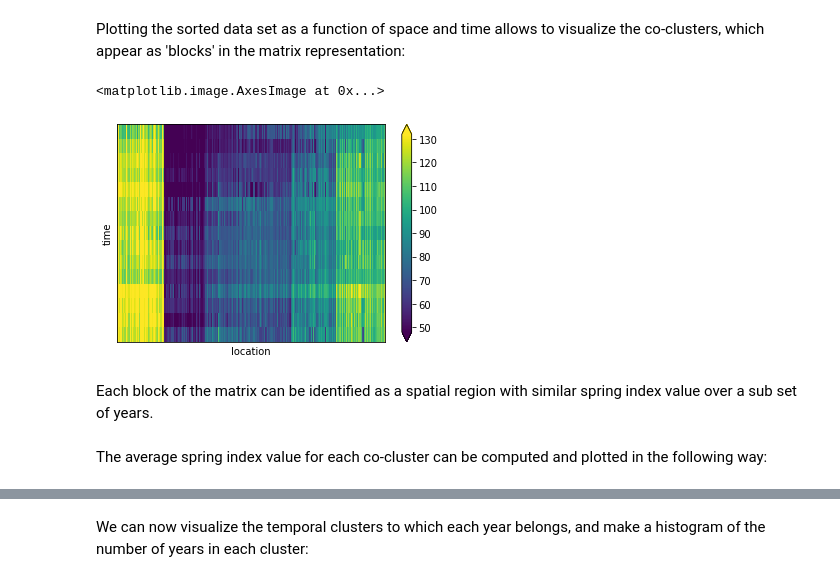
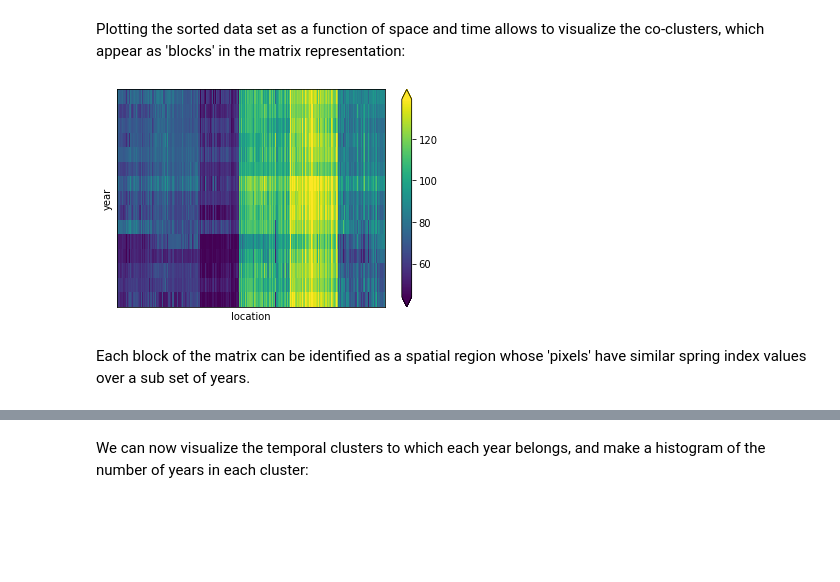
Before and after one commit to esciencecenter-digital-skills/tutorial-cgc, a Jupyter notebook: notebooks/coclustering.ipynb, the cells around one changed output, grey strips where cells are left out. Cells and saved outputs as stored; diff of their text form; code cells hidden in the pictures; blank space fills up the shorter version.

Commit message:
add improvement following Raul's comments

```diff
--- a/notebooks/coclustering.ipynb
+++ b/notebooks/coclustering.ipynb
@@ -222,20 +260,14 @@ spring_index_sorted = spring_index.sortby(['time_clusters',
                                            'space_clusters'])
 # %% [markdown]
 Plotting the sorted data set as a function of space and time allows to visualize the co-clusters, which appear as 'blocks' in the matrix representation:
-# %%
-# set colorbar range to cover 90% of the data
-vmin = spring_index.quantile(0.05)
-vmax = spring_index.quantile(0.95)
-
-spring_index_sorted.plot.imshow(
-    x='location', y='time',
-    xticks=[], yticks=[],  # drop tick labels
-    vmin=vmin, vmax=vmax
-)
-# %% [output]
-<matplotlib.image.AxesImage at 0x...>
-[figure, removed]
+# %%
+ax = spring_index_sorted.plot.imshow(
+    x='location', y='year',
+    xticks=[], yticks=[],  # drop tick labels
+    robust=True  # set color bar range from 2nd to 98th percentile
+)
+cmap = ax.cmap  # will use the same color map in the next plots
+# %% [output]
+[figure, added]
 # %% [markdown]
-Each block of the matrix can be identified as a spatial region with similar spring index value over a sub set of years.
+Each block of the matrix can be identified as a spatial region whose 'pixels' have similar spring index values over a sub set of years.
-# %% [markdown]
-The average spring index value for each co-cluster can be computed and plotted in the following way:
```
Also changed, not shown: parts of 47 cells of this notebook.
